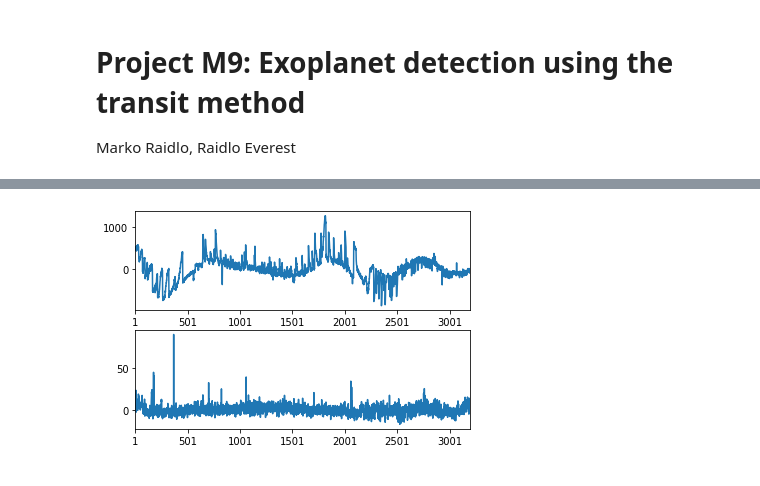
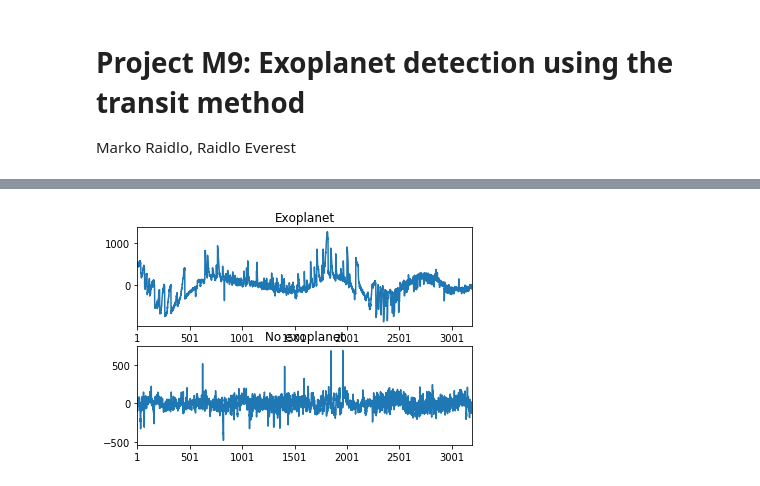
Before and after one commit to markoraidlo/LTAT.02.002-Kepler-project, a Jupyter notebook: src/Feature engineering notebook.ipynb, the cells around one changed output, grey strips where cells are left out. Drawn from its saved outputs; the diff is of its cells as text; code cells hidden in the pictures.

```diff
--- a/src/Feature engineering notebook.ipynb
+++ b/src/Feature engineering notebook.ipynb
@@ -37,0 +18,21 @@ def process(df):
+# %%
+train = pd.read_csv('exoTrain.csv')
+test = pd.read_csv('exoTest.csv')
+
+train.columns = [train.columns[i].replace("FLUX.", "") for i in range(len(train.columns))]
+test.columns = [test.columns[i].replace("FLUX.", "") for i in range(len(test.columns))]
+
+#Replacing 2s and 1s with 1s and 0s.
+train.LABEL = train.LABEL.replace(1, 0)
+train.LABEL = train.LABEL.replace(2, 1)
+test.LABEL = test.LABEL.replace(1, 0)
+test.LABEL = test.LABEL.replace(2, 1)
+
+#X and Y datasets
+train_X = train.drop('LABEL', axis=1)
+train_Y = train["LABEL"]
+
+test_X = test.drop('LABEL', axis=1)
+test_Y = test["LABEL"]
+
+train_X.head()
@@ -83,14 +78,13 @@ train.head()
 # %%
 #Pre process plot
 
-labels = train["LABEL"]
-train = train.drop(["LABEL"], axis=1)
-
 plt.subplot(211)
-train.iloc[2].plot()
+plt.title("Exoplanet")
+train_X.iloc[2].plot()
 plt.subplot(212)
-train.iloc[50].plot()
+plt.title("No exoplanet")
+train_X.iloc[90].plot()
 
 plt.show()
 # %% [output]
-[figure, old version]
+[figure, new version]
```
Also changed, not shown: parts of 12 cells of this notebook.
